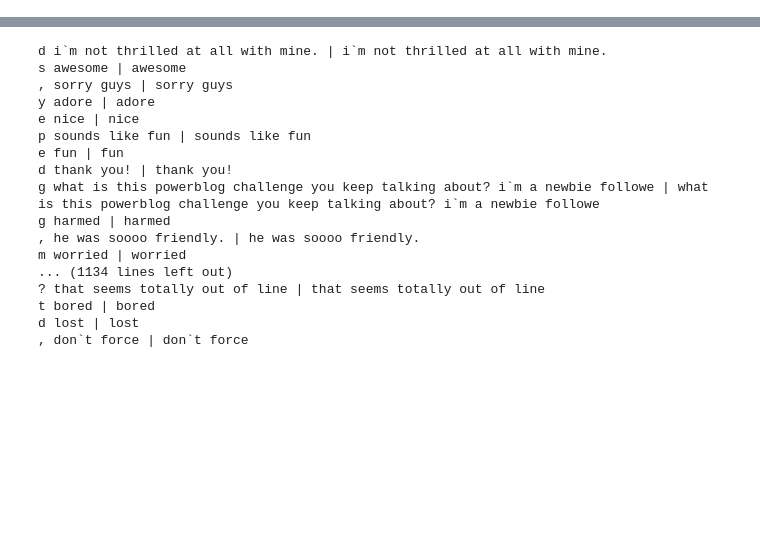
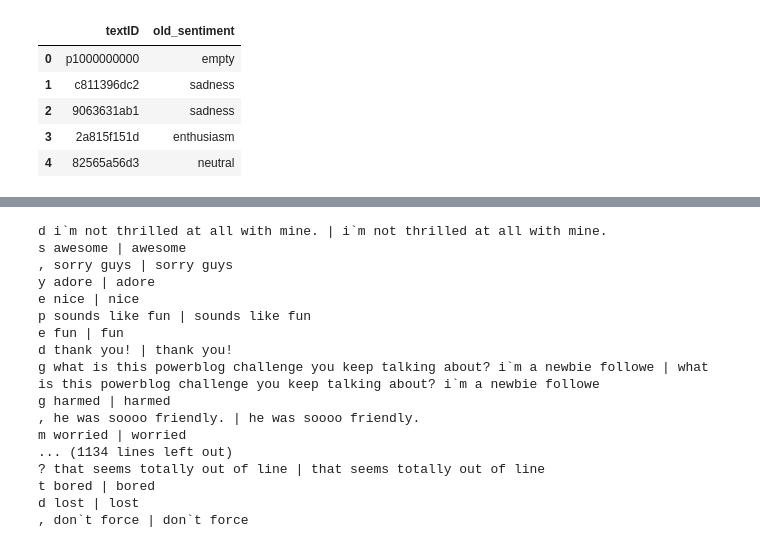
Before and after one commit to thuwyh/Tweet-Sentiment-Extraction, a Jupyter notebook: notebook/robert-prepare-data.ipynb, the cells around one changed output, grey strips where cells are left out. Drawn from its saved outputs; the diff is of its cells as text; code cells hidden in the pictures; blank space fills up the shorter version.

```diff
--- a/notebook/robert-prepare-data.ipynb
+++ b/notebook/robert-prepare-data.ipynb
@@ -20,2 +24,11 @@ train = pd.read_csv('../input/tweet-sentiment-extraction/train.csv')
+# %%
+old_data.head()
+# %% [output]
+|  | textID | old_sentiment |
+| 0 | p1000000000 | empty |
+| 1 | c811396dc2 | sadness |
+| 2 | 9063631ab1 | sadness |
+| 3 | 2a815f151d | enthusiasm |
+| 4 | 82565a56d3 | neutral |
 # %%
 tokenizer = RobertaTokenizer.from_pretrained('../../bert_models/roberta_base/')
```
Also changed, not shown: parts of 13 cells of this notebook, 6 other files.
